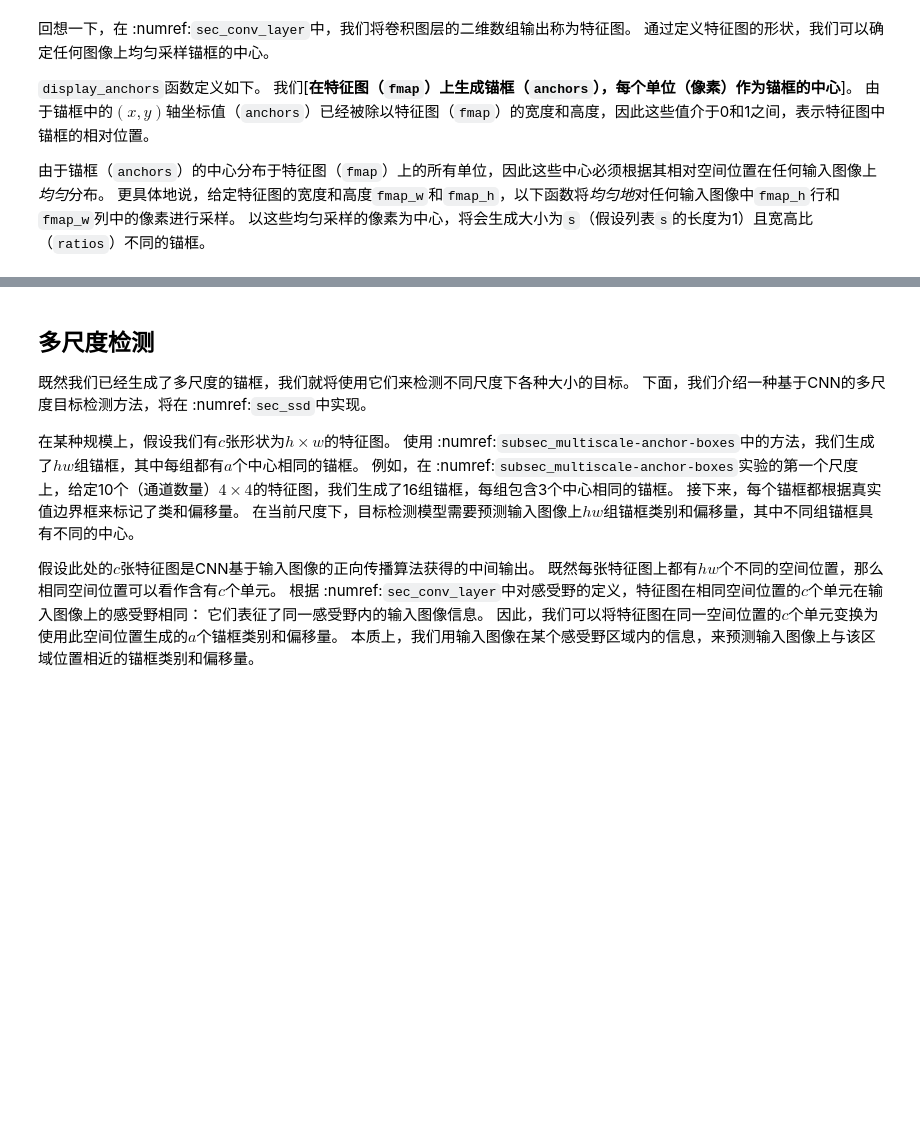
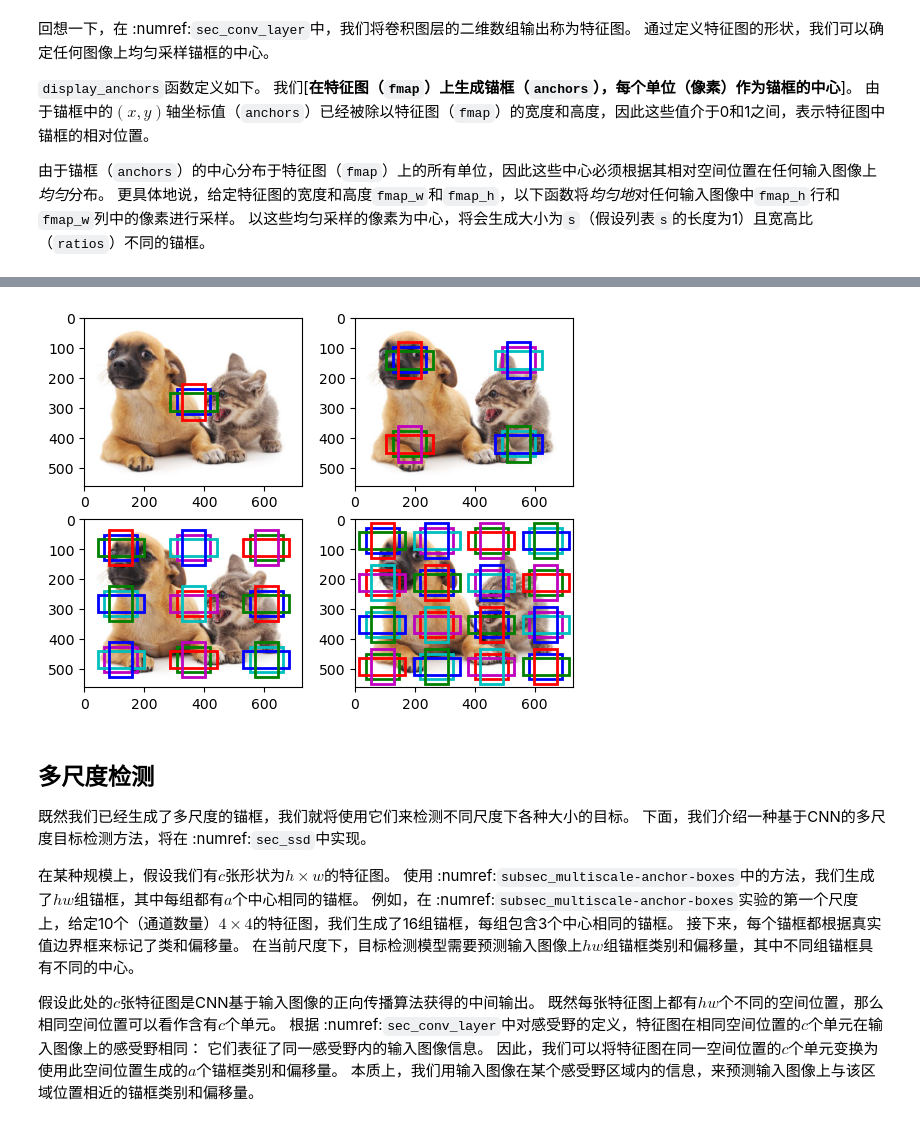
Before and after one commit to usstziyi/d2l-pytorch, a Jupyter notebook: chapter_computer-vision/multiscale-object-detection.ipynb, the cells around one changed output, grey strips where cells are left out. Drawn from its saved outputs; the diff is of its cells as text; code cells hidden in the pictures; blank space fills up the shorter version.

```diff
--- a/chapter_computer-vision/multiscale-object-detection.ipynb
+++ b/chapter_computer-vision/multiscale-object-detection.ipynb
@@ -157,3 +398,50 @@ display_anchors(fmap_w=1, fmap_h=1, s=[0.8])
+# %%
+import torch
+import matplotlib.pyplot as plt
+
+
+# 通过特征图生成锚框(内部还是调用generate_anchors)
+def generate_anchors_by_feature_map(fmap_w, fmap_h, scales, ratios=[1, 2, 0.5]):
+    # 前两个维度上的值不影响输出
+    # 等效特征图(B, C, h, w)
+    fmap = torch.zeros((1, 3, fmap_h, fmap_w)) # 影子张量
+    # 在特征图上生成锚框:归一化坐标
+    anchors = anchor_generator(fmap, scales, ratios)
+    # 输出：(1, bpp*h*w, 4)
+    return anchors
+
+img = plt.imread('../img/catdog.jpg')
+h, w = img.shape[:2]
+fig, axes = plt.subplots(2, 2)
+
+# 第一个特征图(1x1)
+axes[0, 0].imshow(img)
+anchors = generate_anchors_by_feature_map(fmap_w=1, fmap_h=1, scales=[0.15])
+box_scale = torch.tensor((w, h, w, h))
+show_boxes(axes[0, 0], anchors[0] * box_scale)
+
+# 第二个特征图(2x2)
+axes[0, 1].imshow(img)
+anchors = generate_anchors_by_feature_map(fmap_w=2, fmap_h=2, scales=[0.15])
+box_scale = torch.tensor((w, h, w, h))
+show_boxes(axes[0, 1], anchors[0] * box_scale)
+
+# 第三个特征图(3x3)
+axes[1, 0].imshow(img)
+anchors = generate_anchors_by_feature_map(fmap_w=3, fmap_h=3, scales=[0.15])
+box_scale = torch.tensor((w, h, w, h))
+show_boxes(axes[1, 0], anchors[0] * box_scale)
+
+# 第四个特征图(4x4)
+axes[1, 1].imshow(img)
+anchors = generate_anchors_by_feature_map(fmap_w=4, fmap_h=4, scales=[0.15])
+box_scale = torch.tensor((w, h, w, h))
+show_boxes(axes[1, 1], anchors[0] * box_scale)
+
+
+plt.show()
+# %% [output]
+[figure, added]
 # %% [markdown]
 ## 多尺度检测
 
```
Also changed, not shown: parts of 15 cells of this notebook, 1 other file.
